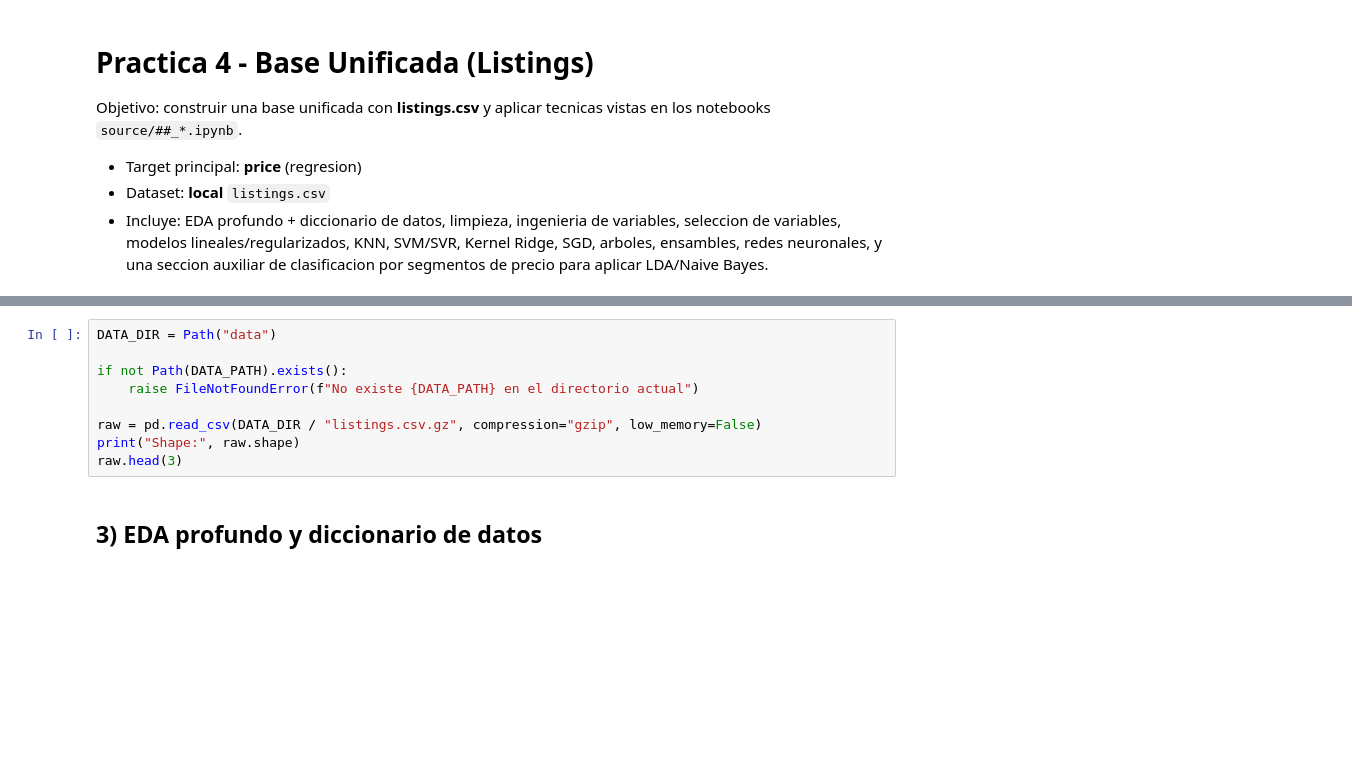
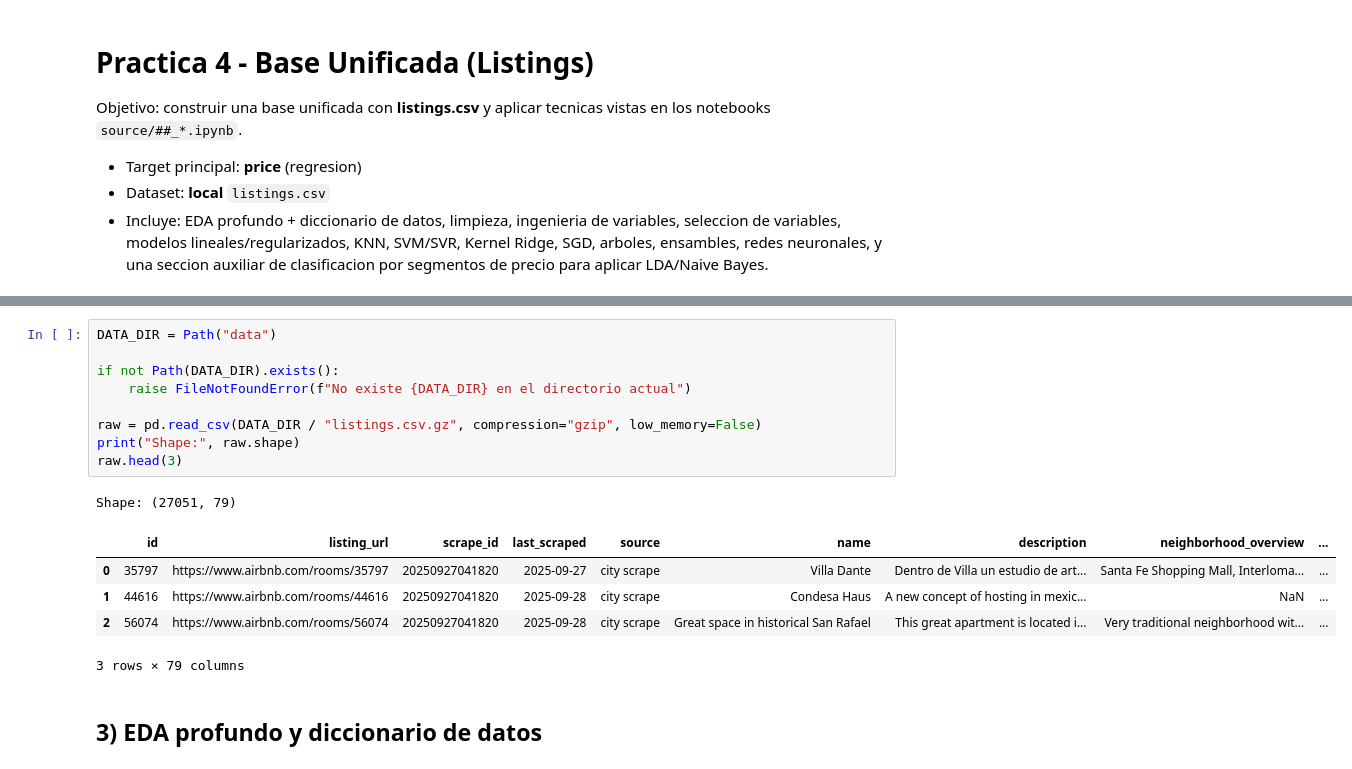
Before and after one commit to actdavidmc/DCD-G33-M2-P4, a Jupyter notebook: practica4_dmc.ipynb, the cells around one changed output, grey strips where cells are left out. Cells and saved outputs as stored; diff of their text form; blank space fills up the shorter version.

```diff
--- a/practica4_dmc.ipynb
+++ b/practica4_dmc.ipynb
@@ -59,12 +59,19 @@ from sklearn.metrics import accuracy_score, f1_score
 # %%
 DATA_DIR = Path("data")
 
-if not Path(DATA_PATH).exists():
-    raise FileNotFoundError(f"No existe {DATA_PATH} en el directorio actual")
+if not Path(DATA_DIR).exists():
+    raise FileNotFoundError(f"No existe {DATA_DIR} en el directorio actual")
 
 raw = pd.read_csv(DATA_DIR / "listings.csv.gz", compression="gzip", low_memory=False)
 print("Shape:", raw.shape)
 raw.head(3)
+# %% [output]
+Shape: (27051, 79)
+|  | id | listing_url | scrape_id | last_scraped | source | name | description | neighborhood_overview | ... |
+| 0 | 35797 | https://www.airbnb.com/rooms/35797 | 20250927041820 | 2025-09-27 | city scrape | Villa Dante | Dentro de Villa un estudio de art... | Santa Fe Shopping Mall, Interloma... | ... |
+| 1 | 44616 | https://www.airbnb.com/rooms/44616 | 20250927041820 | 2025-09-28 | city scrape | Condesa Haus | A new concept of hosting in mexic... | NaN | ... |
+| 2 | 56074 | https://www.airbnb.com/rooms/56074 | 20250927041820 | 2025-09-28 | city scrape | Great space in historical San Rafael | This great apartment is located i... | Very traditional neighborhood wit... | ... |
+3 rows × 79 columns
 # %% [markdown]
 ## 3) EDA profundo y diccionario de datos
 # %%
```
Also changed, not shown: parts of 25 cells of this notebook.
